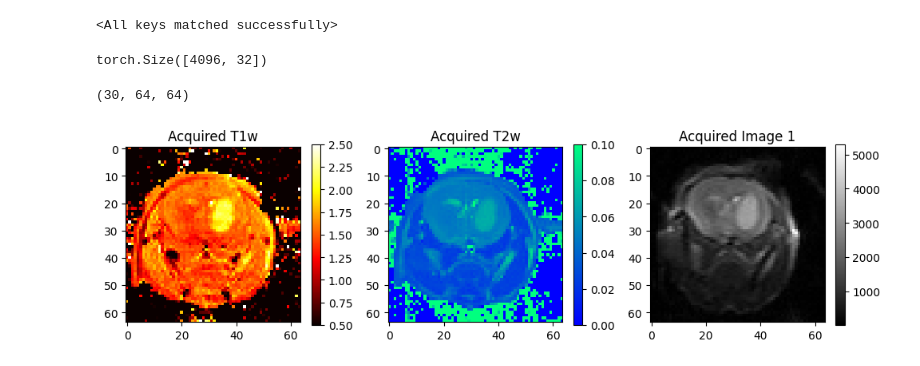
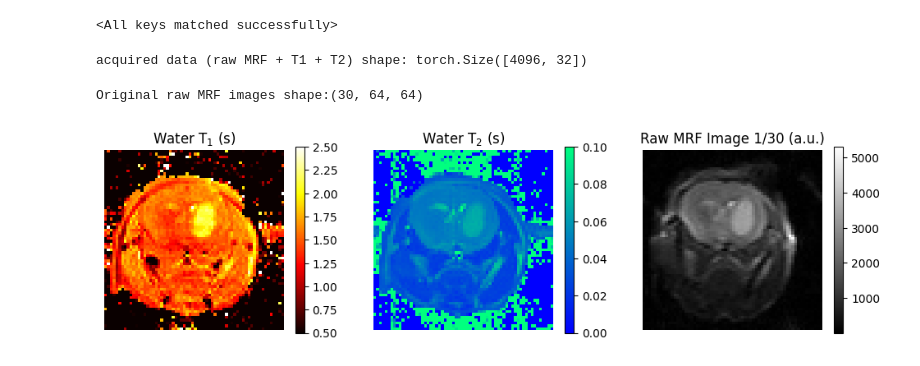
Before and after one commit to momentum-laboratory/molecular-mrf, a Jupyter notebook: sequential_nn_example/sequential_example_mouse.ipynb, the cells around one changed output. Cells and saved outputs as stored; diff of their text form; code cells hidden in the pictures.

Commit message:
updating units in title and removing redundancies

```diff
--- a/sequential_nn_example/sequential_example_mouse.ipynb
+++ b/sequential_nn_example/sequential_example_mouse.ipynb
@@ -346,32 +346,38 @@ input_water_t1t2_acquired = normalize_range(original_array=input_water_t1t2_acqu
 # adding the water_t1t2 input as two additional elements in the noised_sig vector
 acquired_data = torch.hstack((input_water_t1t2_acquired, acquired_data_sig)).to(device).float()
 # <<<
-print(acquired_data.shape)
+print("acquired data (raw MRF + T1 + T2) shape: " + str(acquired_data.shape))
 # %% [output]
-torch.Size([4096, 32])
+acquired data (raw MRF + T1 + T2) shape: torch.Size([4096, 32])
-# %%
-acquired_data_orig.shape
-# %% [output]
-(30, 64, 64)
+# %%
+print("Original raw MRF images shape:" + str(acquired_data_orig.shape))
+# %% [output]
+Original raw MRF images shape:(30, 64, 64)
 # %%
 plt.figure(figsize=(12,10))
 plt.subplot(331)
 plt.imshow(acquired_map_t1w_orig, cmap='hot')
 plt.colorbar()
 plt.clim([0.5, 2.5])
-plt.title('Acquired T1w')
+plt.axis("off")
+plt.title('Water T$_1$ (s)')
+
 plt.subplot(332)
 plt.imshow(acquired_map_t2w_orig, cmap='winter')
 plt.colorbar()
-plt.title('Acquired T2w')
+plt.axis("off")
+
+plt.title('Water T$_2$ (s)')
 plt.clim([0, 0.1])
 plt.subplot(333)
 plt.imshow(acquired_data_orig[0], cmap='gray')
 plt.colorbar()
-plt.title('Acquired Image 1')
+plt.title('Raw MRF Image 1/30 (a.u.)')
+plt.axis("off")
+
 plt.show()
 # %% [output]
-[figure, old version]
+[figure, new version]
 # %%
 reco_net.eval()
 
```
Also changed, not shown: parts of 12 cells of this notebook, 26 other files.
